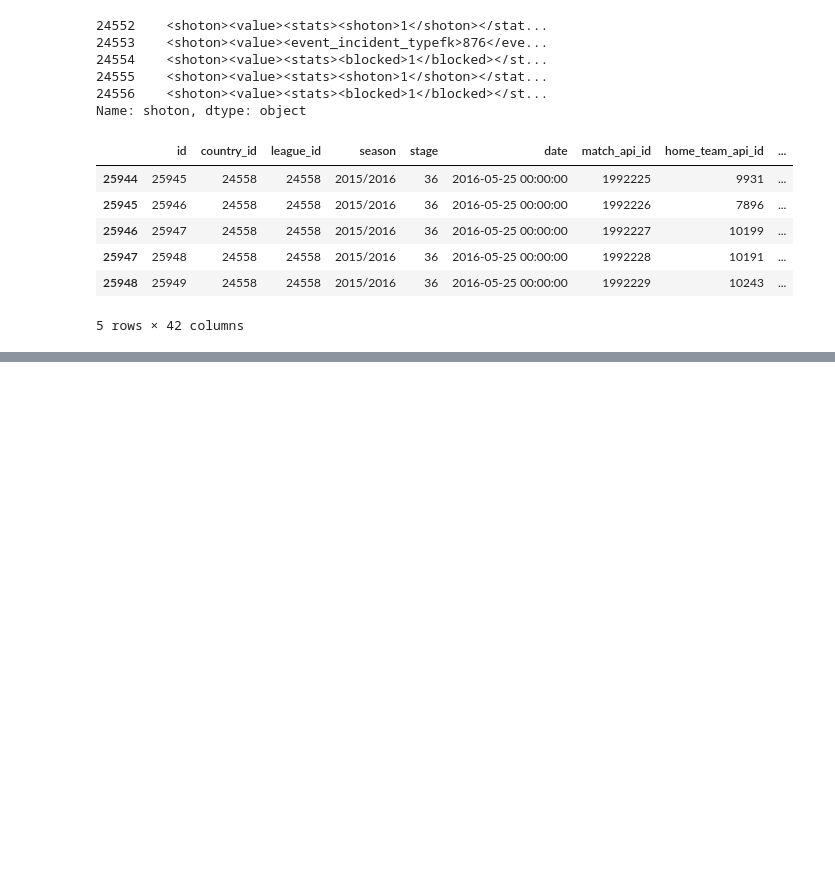
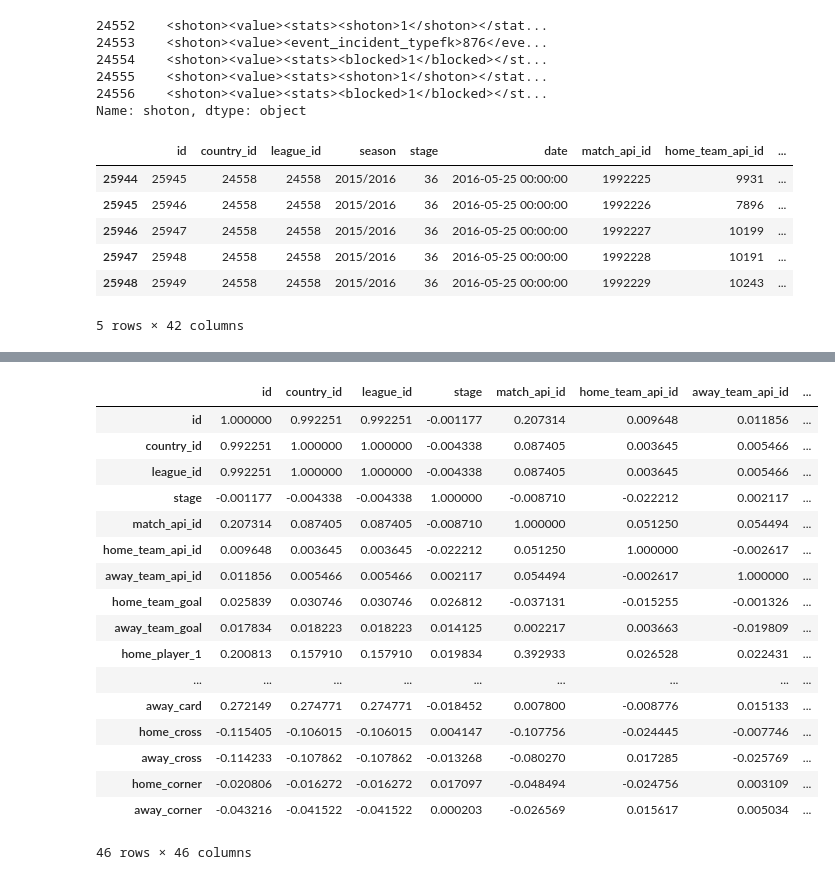
Before and after one commit to OlivierPaulo/Football_Bet, a Jupyter notebook: notebooks/data-analysis.ipynb, the cells around one changed output, grey strips where cells are left out. Drawn from its saved outputs; the diff is of its cells as text; code cells hidden in the pictures; blank space fills up the shorter version.

```diff
--- a/notebooks/data-analysis.ipynb
+++ b/notebooks/data-analysis.ipynb
@@ -799,0 +861,21 @@ Possession emtpy : 5395
+# %%
+final_df.corr()
+# %% [output]
+|  | id | country_id | league_id | stage | match_api_id | home_team_api_id | away_team_api_id | ... |
+| id | 1.000000 | 0.992251 | 0.992251 | -0.001177 | 0.207314 | 0.009648 | 0.011856 | ... |
+| country_id | 0.992251 | 1.000000 | 1.000000 | -0.004338 | 0.087405 | 0.003645 | 0.005466 | ... |
+| league_id | 0.992251 | 1.000000 | 1.000000 | -0.004338 | 0.087405 | 0.003645 | 0.005466 | ... |
+| stage | -0.001177 | -0.004338 | -0.004338 | 1.000000 | -0.008710 | -0.022212 | 0.002117 | ... |
+| match_api_id | 0.207314 | 0.087405 | 0.087405 | -0.008710 | 1.000000 | 0.051250 | 0.054494 | ... |
+| home_team_api_id | 0.009648 | 0.003645 | 0.003645 | -0.022212 | 0.051250 | 1.000000 | -0.002617 | ... |
+| away_team_api_id | 0.011856 | 0.005466 | 0.005466 | 0.002117 | 0.054494 | -0.002617 | 1.000000 | ... |
+| home_team_goal | 0.025839 | 0.030746 | 0.030746 | 0.026812 | -0.037131 | -0.015255 | -0.001326 | ... |
+| away_team_goal | 0.017834 | 0.018223 | 0.018223 | 0.014125 | 0.002217 | 0.003663 | -0.019809 | ... |
+| home_player_1 | 0.200813 | 0.157910 | 0.157910 | 0.019834 | 0.392933 | 0.026528 | 0.022431 | ... |
+| ... | ... | ... | ... | ... | ... | ... | ... | ... |
+| away_card | 0.272149 | 0.274771 | 0.274771 | -0.018452 | 0.007800 | -0.008776 | 0.015133 | ... |
+| home_cross | -0.115405 | -0.106015 | -0.106015 | 0.004147 | -0.107756 | -0.024445 | -0.007746 | ... |
+| away_cross | -0.114233 | -0.107862 | -0.107862 | -0.013268 | -0.080270 | 0.017285 | -0.025769 | ... |
+| home_corner | -0.020806 | -0.016272 | -0.016272 | 0.017097 | -0.048494 | -0.024756 | 0.003109 | ... |
+| away_corner | -0.043216 | -0.041522 | -0.041522 | 0.000203 | -0.026569 | 0.015617 | 0.005034 | ... |
+46 rows × 46 columns
```
Also changed, not shown: parts of 47 cells of this notebook, 1 other file.
